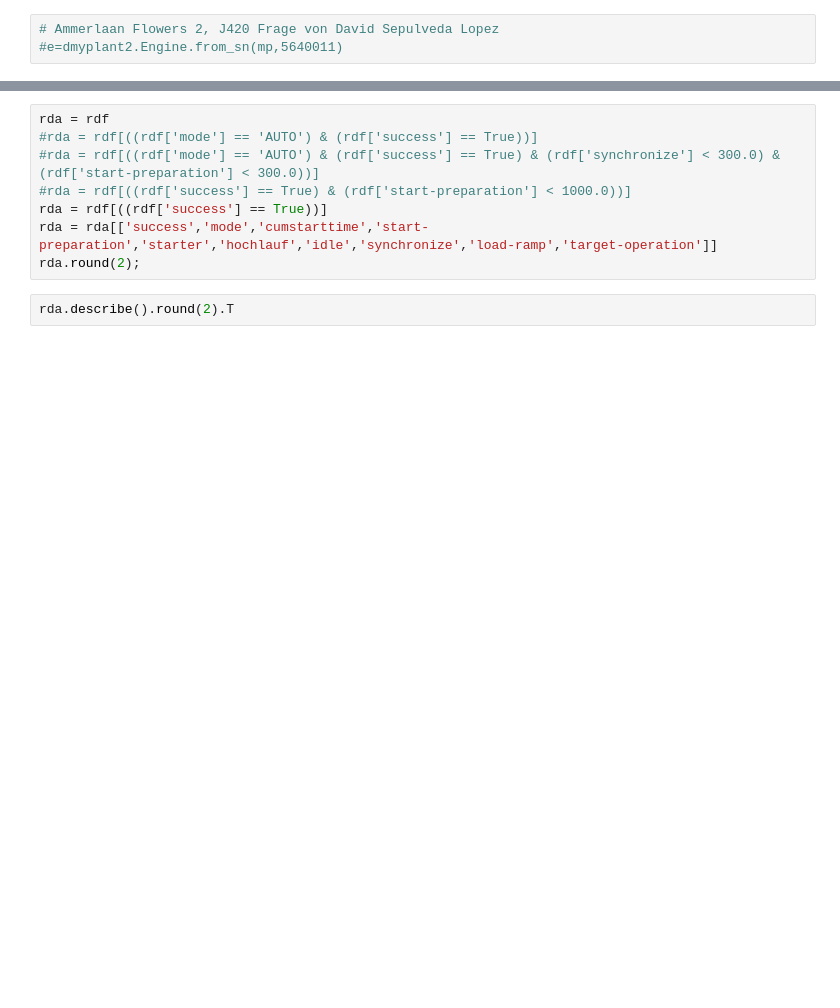
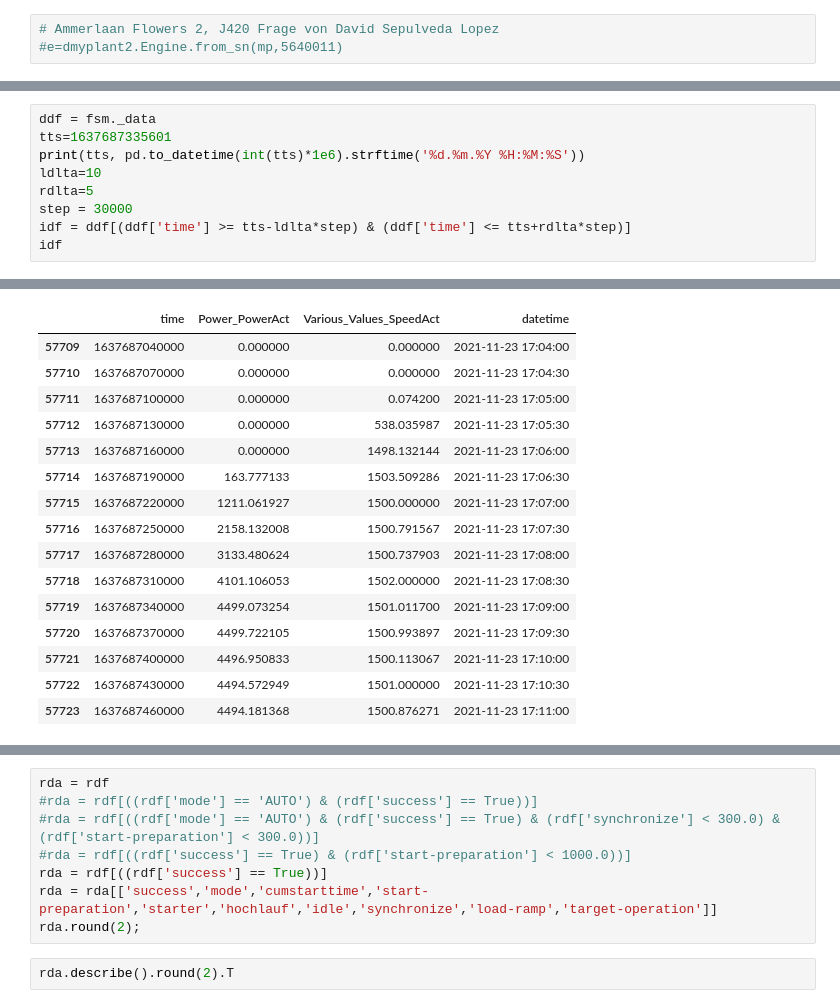
Before and after one commit to dieterch/statemachine, a Jupyter notebook: play.ipynb, the cells around one changed output, grey strips where cells are left out. Saved outputs shown, nothing was run; the diff lists cells and outputs as text; blank space fills up the shorter version.

```diff
--- a/play.ipynb
+++ b/play.ipynb
@@ -49,0 +70,10 @@ Message - '9047 target load reached' found.
+# %%
+ddf = fsm._data
+tts=1637687335601
+print(tts, pd.to_datetime(int(tts)*1e6).strftime('%d.%m.%Y %H:%M:%S'))
+ldlta=10
+rdlta=5
+step = 30000
+idf = ddf[(ddf['time'] >= tts-ldlta*step) & (ddf['time'] <= tts+rdlta*step)]
+idf
+# %% [output]
@@ -49,0 +81,16 @@ Message - '9047 target load reached' found.
+|  | time | Power_PowerAct | Various_Values_SpeedAct | datetime |
+| 57709 | 1637687040000 | 0.000000 | 0.000000 | 2021-11-23 17:04:00 |
+| 57710 | 1637687070000 | 0.000000 | 0.000000 | 2021-11-23 17:04:30 |
+| 57711 | 1637687100000 | 0.000000 | 0.074200 | 2021-11-23 17:05:00 |
+| 57712 | 1637687130000 | 0.000000 | 538.035987 | 2021-11-23 17:05:30 |
+| 57713 | 1637687160000 | 0.000000 | 1498.132144 | 2021-11-23 17:06:00 |
+| 57714 | 1637687190000 | 163.777133 | 1503.509286 | 2021-11-23 17:06:30 |
+| 57715 | 1637687220000 | 1211.061927 | 1500.000000 | 2021-11-23 17:07:00 |
+| 57716 | 1637687250000 | 2158.132008 | 1500.791567 | 2021-11-23 17:07:30 |
+| 57717 | 1637687280000 | 3133.480624 | 1500.737903 | 2021-11-23 17:08:00 |
+| 57718 | 1637687310000 | 4101.106053 | 1502.000000 | 2021-11-23 17:08:30 |
+| 57719 | 1637687340000 | 4499.073254 | 1501.011700 | 2021-11-23 17:09:00 |
+| 57720 | 1637687370000 | 4499.722105 | 1500.993897 | 2021-11-23 17:09:30 |
+| 57721 | 1637687400000 | 4496.950833 | 1500.113067 | 2021-11-23 17:10:00 |
+| 57722 | 1637687430000 | 4494.572949 | 1501.000000 | 2021-11-23 17:10:30 |
+| 57723 | 1637687460000 | 4494.181368 | 1500.876271 | 2021-11-23 17:11:00 |
```
Also changed, not shown: parts of 20 cells of this notebook, 2 other files.
